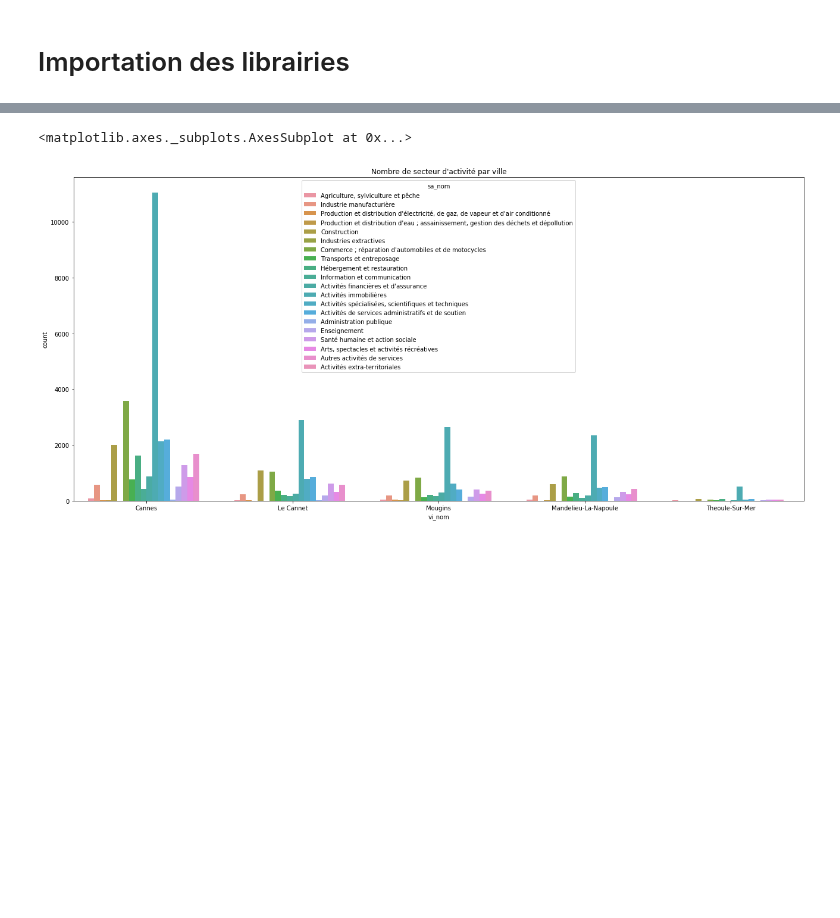
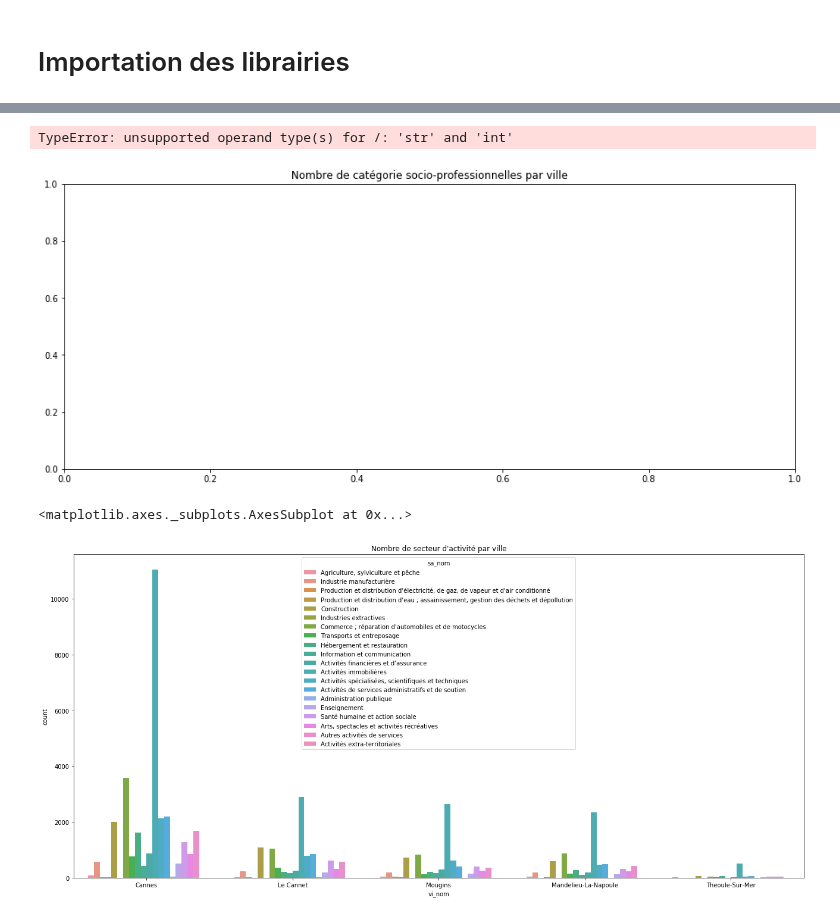
Before and after one commit to niryras/Cliink_Equipe2, a Jupyter notebook: jupyter/Data Visualisation.ipynb, the cells around one changed output, grey strips where cells are left out. Cells and saved outputs as stored; diff of their text form; code cells hidden in the pictures; blank space fills up the shorter version.

```diff
--- a/jupyter/Data Visualisation.ipynb
+++ b/jupyter/Data Visualisation.ipynb
@@ -125,3 +139,12 @@ sns.barplot(x="vi_nom", hue="csp_nom", y="po_nbre_pop", data=df, order=df['vi_no
+# %%
+#Diagramme à barre présentant le nombre de catégories socio-professionnelles par ville de l'agglomération en
+#fonction du nombre de population par ville
+plt.figure(figsize = [15, 6])
+plt.title("Nombre de catégorie socio-professionnelles par ville")
+sns.barplot(x="vi_nom", hue="ag_tranche_age", data=df, order=df['vi_nom'].value_counts().keys())
+# %% [output]
+TypeError: unsupported operand type(s) for /: 'str' and 'int'
+[figure, added]
 # %%
 #Diagramme à barre présentant le nombre de secteurs d'activité par ville de l'agglomération
 plt.figure(figsize = [22, 10])
```
Also changed, not shown: parts of 10 cells of this notebook.
